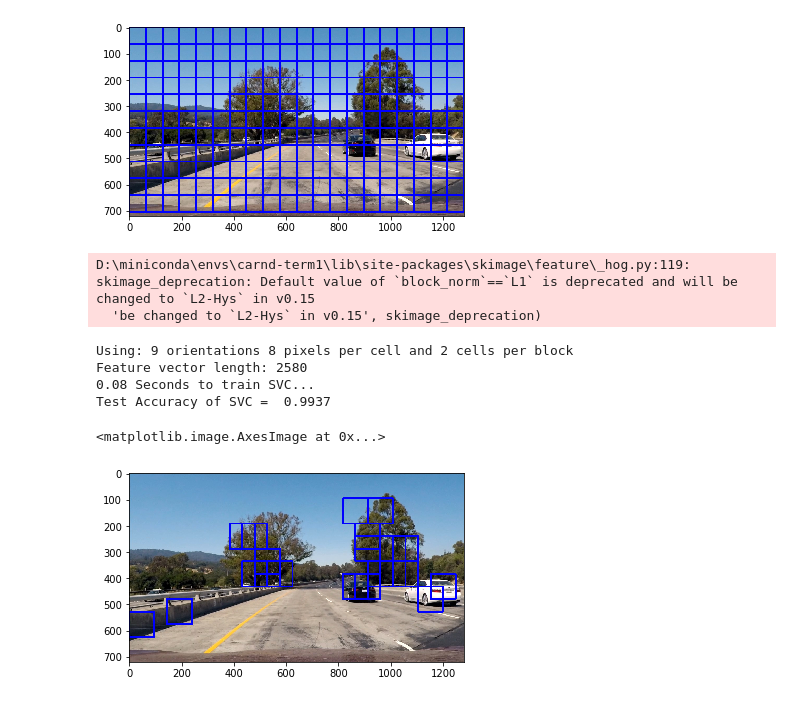
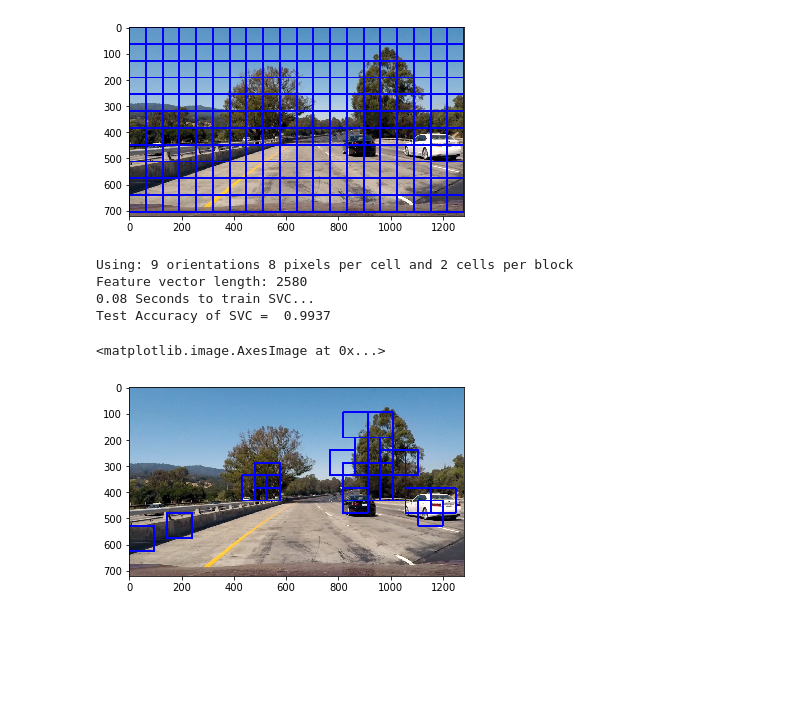
Before and after one commit to juanlvo/CarND-Vehicle-Detection, a Jupyter notebook: detection_cars_on_images.ipynb, the cells around one changed output. Saved outputs shown, nothing was run; the diff lists cells and outputs as text; code cells hidden in the pictures; blank space fills up the shorter version.

```diff
--- a/detection_cars_on_images.ipynb
+++ b/detection_cars_on_images.ipynb
@@ -767,6 +759,9 @@ X = np.vstack((car_features, notcar_features)).astype(np.float64)
 # Fit a per-column scaler
 X_scaler = StandardScaler().fit(X)
 
+# Apply the scaler to X
+scaled_X = X_scaler.transform(X)
+
 # Define the labels vector
 y = np.hstack((np.ones(len(car_features)), np.zeros(len(notcar_features))))
 
@@ -775,6 +770,7 @@ y = np.hstack((np.ones(len(car_features)), np.zeros(len(notcar_features))))
 rand_state = np.random.randint(0, 100)
 X_train, X_test, y_train, y_test = train_test_split(
     scaled_X, y, test_size=0.2, random_state=rand_state)
+
 
 print('Using:',orient,'orientations',pix_per_cell,
     'pixels per cell and', cell_per_block,'cells per block')
@@ -786,41 +782,39 @@ t=time.time()
 svc.fit(X_train, y_train)
 t2 = time.time()
 print(round(t2-t, 2), 'Seconds to train SVC...')
 # Check the score of the SVC
 print('Test Accuracy of SVC = ', round(svc.score(X_test, y_test), 4))
 # Check the prediction time for a single sample
 t=time.time()
 
 image = mpimg.imread('test_images/test1.jpg')
 draw_image = np.copy(image)
 
 # Uncomment the following line if you extracted training
 # data from .png images (scaled 0 to 1 by mpimg) and the
 # image you are searching is a .jpg (scaled 0 to 255)
 #image = image.astype(np.float32)/255
 
 windows = slide_window(image, x_start_stop=[None, None], y_start_stop=y_start_stop,
                     xy_window=(96, 96), xy_overlap=(0.5, 0.5))
 
 hot_windows = search_windows(image, windows, svc, X_scaler, color_space=color_space,
                         spatial_size=spatial_size, hist_bins=hist_bins,
                         orient=orient, pix_per_cell=pix_per_cell,
                         cell_per_block=cell_per_block,
                         hog_channel=hog_channel, spatial_feat=spatial_feat,
                         hist_feat=hist_feat, hog_feat=hog_feat)
 
 window_img = draw_boxes(draw_image, hot_windows, color=(0, 0, 255), thick=6)
 
 plt.imshow(window_img)
 # %% [output]
-D:\miniconda\envs\carnd-term1\lib\site-packages\skimage\feature\_hog.py:119: skimage_deprecation: Default value of `block_norm`==`L1` is deprecated and will be changed to `L2-Hys` in v0.15
-  'be changed to `L2-Hys` in v0.15', skimage_deprecation)
+Using: 9 orientations 8 pixels per cell and 2 cells per block
+Feature vector length: 2580
+0.08 Seconds to train SVC...
+Test Accuracy of SVC =  0.9937
-Using: 9 orientations 8 pixels per cell and 2 cells per block
-Feature vector length: 2580
-0.08 Seconds to train SVC...
-Test Accuracy of SVC =  0.9937
+<matplotlib.image.AxesImage at 0x...>
-<matplotlib.image.AxesImage at 0x...>
-[figure, old version]
+[figure, new version]
 # %%
 import matplotlib.image as mpimg
 import matplotlib.pyplot as plt
```
Also changed, not shown: parts of 7 cells of this notebook, 3 other files.
